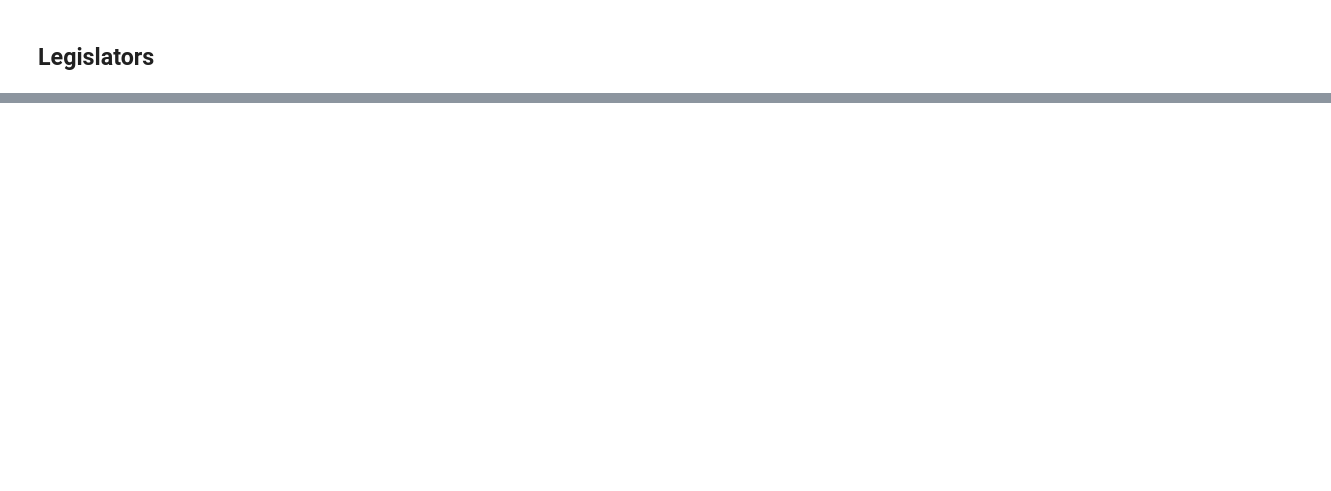
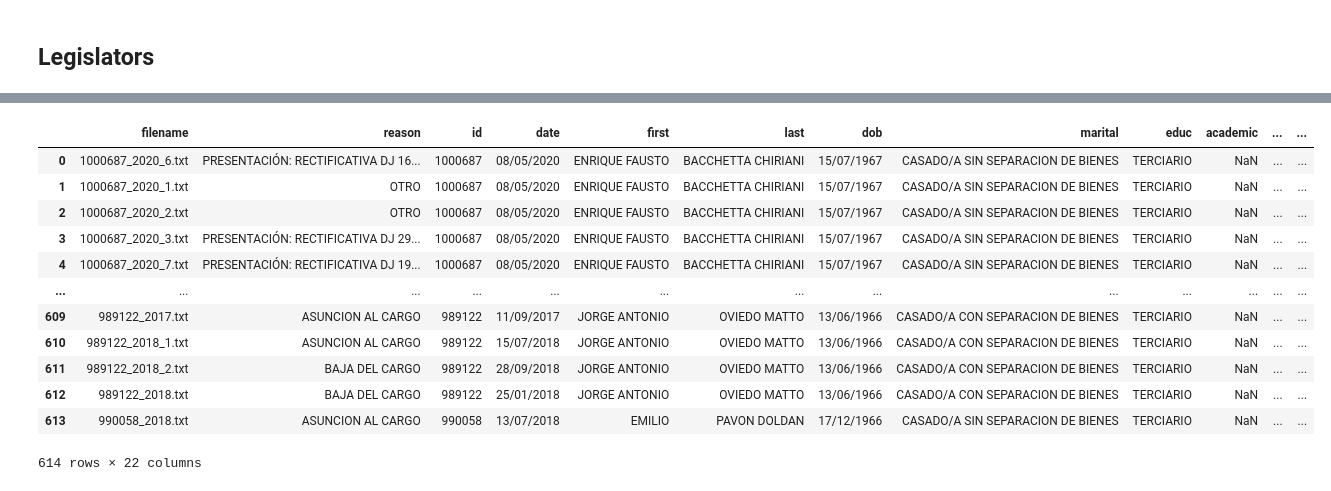
Before and after one commit to ccxzhang/Bipartisan-Index, a Jupyter notebook: Paraguay/parsing.ipynb, the cells around one changed output, grey strips where cells are left out. Saved outputs shown, nothing was run; the diff lists cells and outputs as text; code cells hidden in the pictures; blank space fills up the shorter version.

```diff
--- a/Paraguay/parsing.ipynb
+++ b/Paraguay/parsing.ipynb
@@ -599,0 +659,3 @@ legis_infos= pd.DataFrame(legis_info)
+# %%
+legis_tab= pd.DataFrame(legis.getTables())
+legis_tab
@@ -618,3 +715,20 @@ legis_infos
+# %%
+legis_infos= pd.merge(legis_infos, legis_tab, on='filename', how= "left", validate= "1:1")
+legis_infos
+# %% [output]
+|  | filename | reason | id | date | first | last | dob | marital | educ | academic | ... | ... |
+| 0 | 1000687_2020_6.txt | PRESENTACIÓN: RECTIFICATIVA DJ 16... | 1000687 | 08/05/2020 | ENRIQUE FAUSTO | BACCHETTA CHIRIANI | 15/07/1967 | CASADO/A SIN SEPARACION DE BIENES | TERCIARIO | NaN | ... | ... |
+| 1 | 1000687_2020_1.txt | OTRO | 1000687 | 08/05/2020 | ENRIQUE FAUSTO | BACCHETTA CHIRIANI | 15/07/1967 | CASADO/A SIN SEPARACION DE BIENES | TERCIARIO | NaN | ... | ... |
+| 2 | 1000687_2020_2.txt | OTRO | 1000687 | 08/05/2020 | ENRIQUE FAUSTO | BACCHETTA CHIRIANI | 15/07/1967 | CASADO/A SIN SEPARACION DE BIENES | TERCIARIO | NaN | ... | ... |
+| 3 | 1000687_2020_3.txt | PRESENTACIÓN: RECTIFICATIVA DJ 29... | 1000687 | 08/05/2020 | ENRIQUE FAUSTO | BACCHETTA CHIRIANI | 15/07/1967 | CASADO/A SIN SEPARACION DE BIENES | TERCIARIO | NaN | ... | ... |
+| 4 | 1000687_2020_7.txt | PRESENTACIÓN: RECTIFICATIVA DJ 19... | 1000687 | 08/05/2020 | ENRIQUE FAUSTO | BACCHETTA CHIRIANI | 15/07/1967 | CASADO/A SIN SEPARACION DE BIENES | TERCIARIO | NaN | ... | ... |
+| ... | ... | ... | ... | ... | ... | ... | ... | ... | ... | ... | ... | ... |
+| 609 | 989122_2017.txt | ASUNCION AL CARGO | 989122 | 11/09/2017 | JORGE ANTONIO | OVIEDO MATTO | 13/06/1966 | CASADO/A CON SEPARACION DE BIENES | TERCIARIO | NaN | ... | ... |
+| 610 | 989122_2018_1.txt | ASUNCION AL CARGO | 989122 | 15/07/2018 | JORGE ANTONIO | OVIEDO MATTO | 13/06/1966 | CASADO/A CON SEPARACION DE BIENES | TERCIARIO | NaN | ... | ... |
+| 611 | 989122_2018_2.txt | BAJA DEL CARGO | 989122 | 28/09/2018 | JORGE ANTONIO | OVIEDO MATTO | 13/06/1966 | CASADO/A CON SEPARACION DE BIENES | TERCIARIO | NaN | ... | ... |
+| 612 | 989122_2018.txt | BAJA DEL CARGO | 989122 | 25/01/2018 | JORGE ANTONIO | OVIEDO MATTO | 13/06/1966 | CASADO/A CON SEPARACION DE BIENES | TERCIARIO | NaN | ... | ... |
+| 613 | 990058_2018.txt | ASUNCION AL CARGO | 990058 | 13/07/2018 | EMILIO | PAVON DOLDAN | 17/12/1966 | CASADO/A SIN SEPARACION DE BIENES | TERCIARIO | NaN | ... | ... |
+614 rows × 22 columns
 # %%
 legis_infos.to_csv("legislators_infos.csv")
 # %%
```
Also changed, not shown: parts of 25 cells of this notebook, 1 other file.
